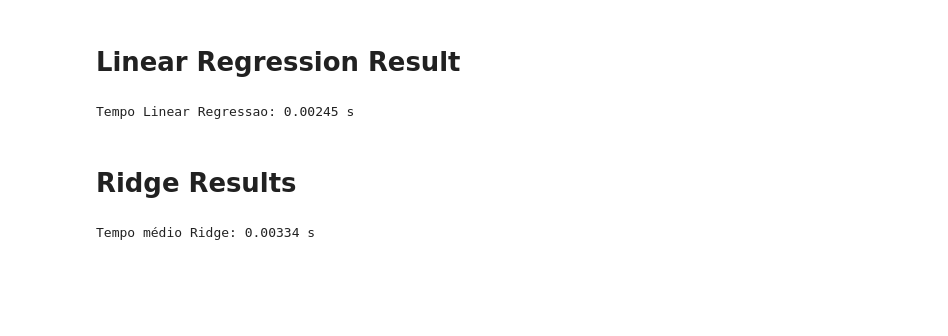
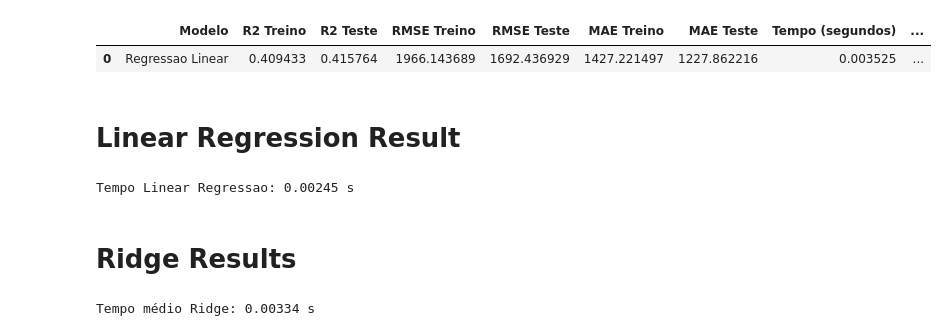
Before and after one commit to icarusrodrigues/MMQ_MSC_Icaro, a Jupyter notebook: results.ipynb, the cells around one changed output. Saved outputs shown, nothing was run; the diff lists cells and outputs as text; code cells hidden in the pictures; blank space fills up the shorter version.

```diff
--- a/results.ipynb
+++ b/results.ipynb
@@ -34,6 +35,11 @@ results_df[results_df['Modelo'].str.contains('Otimo')]
 | 4 | Gradient Boosting Otimo | 0.999472 | 0.825195 | 30.635135 | 296.944347 | 18.769139 | 186.240853 | 0.733071 | ... |
 | 5 | KNN Otimo | 1.000000 | 0.746518 | 0.000000 | 357.579318 | 0.000000 | 215.031782 | 0.009922 | ... |
 | 6 | SVR Otimo | 0.885376 | 0.776083 | 451.176009 | 336.079794 | 189.118786 | 203.165848 | 19.159158 | ... |
+# %%
+results_df[results_df['Modelo'].str.contains('Regressao')]
+# %% [output]
+|  | Modelo | R2 Treino | R2 Teste | RMSE Treino | RMSE Teste | MAE Treino | MAE Teste | Tempo (segundos) | ... |
+| 0 | Regressao Linear | 0.409433 | 0.415764 | 1966.143689 | 1692.436929 | 1427.221497 | 1227.862216 | 0.003525 | ... |
 # %% [markdown]
 # Linear Regression Result
 # %%
```
Also changed, not shown: parts of 1 cell of this notebook, 1 other file.
